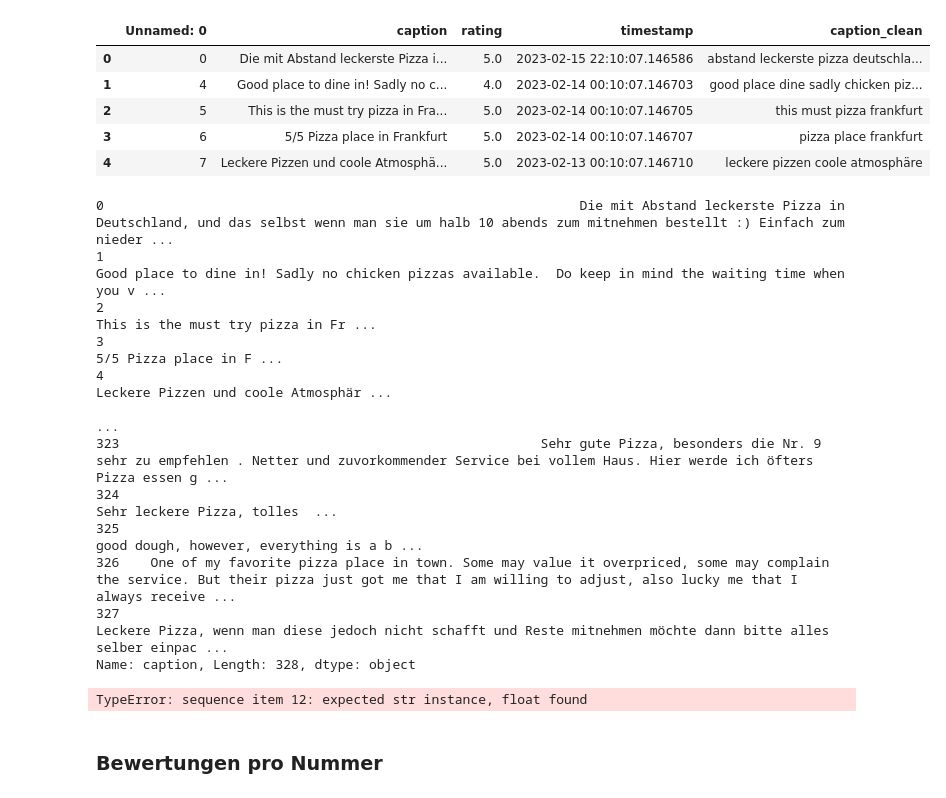
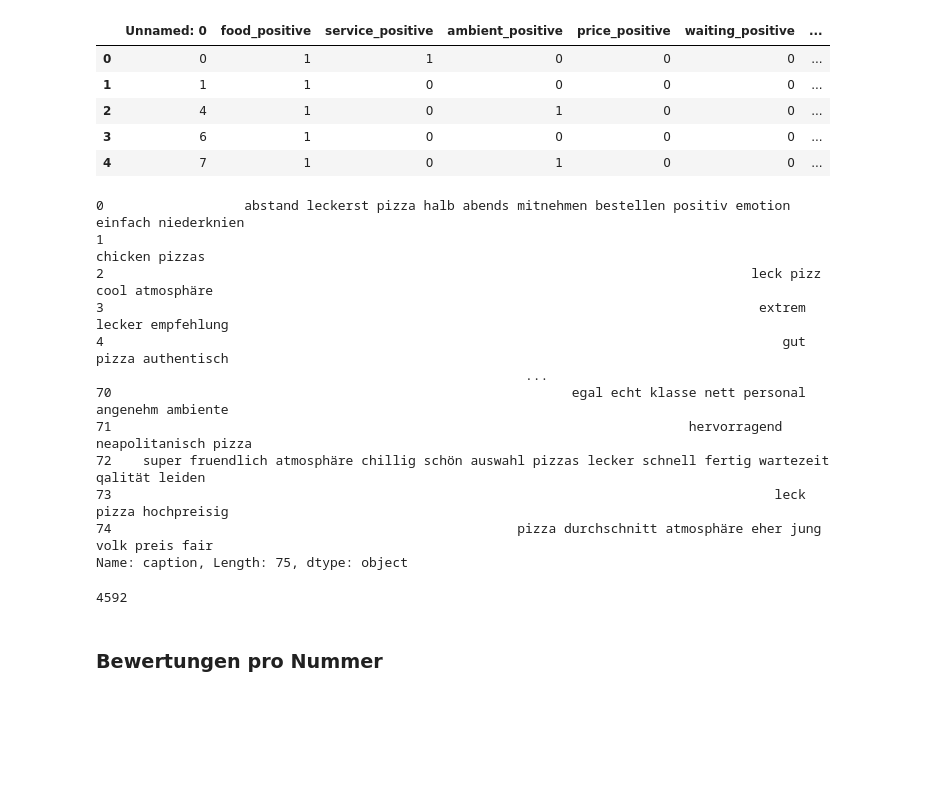
Before and after one commit to Herb-sh/NLPGoogleReviewSummary, a Jupyter notebook: nlp-data-visualization.ipynb, the cells around one changed output. Cells and saved outputs as stored; diff of their text form; code cells hidden in the pictures; blank space fills up the shorter version.

```diff
--- a/nlp-data-visualization.ipynb
+++ b/nlp-data-visualization.ipynb
@@ -8,36 +8,38 @@ import matplotlib.pyplot as plt
 nlp = spacy.load('de_core_news_md')
 pd.set_option('display.max_colwidth', None)
 # %%
-df = pd.read_csv('data/reviews-clean.csv', sep=';')
+REVIEWS_CLEANED_FILE_PATH = 'data/labeled_data_cleaned.csv'
+
+df = pd.read_csv(REVIEWS_CLEANED_FILE_PATH, sep=';')
 df.head()
 # %% [output]
-|  | Unnamed: 0 | caption | rating | timestamp | caption_clean |
-| 0 | 0 | Die mit Abstand leckerste Pizza i... | 5.0 | 2023-02-15 22:10:07.146586 | abstand leckerste pizza deutschla... |
-| 1 | 4 | Good place to dine in! Sadly no c... | 4.0 | 2023-02-14 00:10:07.146703 | good place dine sadly chicken piz... |
-| 2 | 5 | This is the must try pizza in Fra... | 5.0 | 2023-02-14 00:10:07.146705 | this must pizza frankfurt |
-| 3 | 6 | 5/5 Pizza place in Frankfurt | 5.0 | 2023-02-14 00:10:07.146707 | pizza place frankfurt |
-| 4 | 7 | Leckere Pizzen und coole Atmosphä... | 5.0 | 2023-02-13 00:10:07.146710 | leckere pizzen coole atmosphäre |
+|  | Unnamed: 0 | food_positive | service_positive | ambient_positive | price_positive | waiting_positive | ... |
+| 0 | 0 | 1 | 1 | 0 | 0 | 0 | ... |
+| 1 | 1 | 1 | 0 | 0 | 0 | 0 | ... |
+| 2 | 4 | 1 | 0 | 1 | 0 | 0 | ... |
+| 3 | 6 | 1 | 0 | 0 | 0 | 0 | ... |
+| 4 | 7 | 1 | 0 | 1 | 0 | 0 | ... |
 # %%
 df['caption']
 # %% [output]
-0                                                             Die mit Abstand leckerste Pizza in Deutschland, und das selbst wenn man sie um halb 10 abends zum mitnehmen bestellt :) Einfach zum nieder ...
-1                                                                                                 Good place to dine in! Sadly no chicken pizzas available.  Do keep in mind the waiting time when you v ...
-2                                                                                                                                                                       This is the must try pizza in Fr ...
-3                                                                                                                                                                                   5/5 Pizza place in F ...
-4                                                                                                                                                                     Leckere Pizzen und coole Atmosphär ...
-                                                                                                         ...
-323                                                      Sehr gute Pizza, besonders die Nr. 9 sehr zu empfehlen . Netter und zuvorkommender Service bei vollem Haus. Hier werde ich öfters Pizza essen g ...
-324                                                                                                                                                                          Sehr leckere Pizza, tolles  ...
-325                                                                                                                                                               good dough, however, everything is a b ...
-326    One of my favorite pizza place in town. Some may value it overpriced, some may complain the service. But their pizza just got me that I am willing to adjust, also lucky me that I always receive ...
-327                                                                                         Leckere Pizza, wenn man diese jedoch nicht schafft und Reste mitnehmen möchte dann bitte alles selber einpac ...
-Name: caption, Length: 328, dtype: object
+0                  abstand leckerst pizza halb abends mitnehmen bestellen positiv emotion einfach niederknien
+1                                                                                              chicken pizzas
+2                                                                                   leck pizz cool atmosphäre
+3                                                                                    extrem lecker empfehlung
+4                                                                                       gut pizza authentisch
+                                                       ...
+70                                                           egal echt klasse nett personal angenehm ambiente
+71                                                                          hervorragend neapolitanisch pizza
+72    super fruendlich atmosphäre chillig schön auswahl pizzas lecker schnell fertig wartezeit qalität leiden
+73                                                                                     leck pizza hochpreisig
+74                                                    pizza durchschnitt atmosphäre eher jung volk preis fair
+Name: caption, Length: 75, dtype: object
 # %%
 # Caption to text. Joining all captions in a long text
-full_caption_text = '. '.join(df['caption_clean'])
+full_caption_text = '. '.join(df['caption'])
 len(full_caption_text)
 # %% [output]
-TypeError: sequence item 12: expected str instance, float found
+4592
 # %%
 # Top used words based on arguments
 def getWordFrequency(text, pos="NOUN", top_items=0):
```
Also changed, not shown: parts of 4 cells of this notebook, 5 other files.
